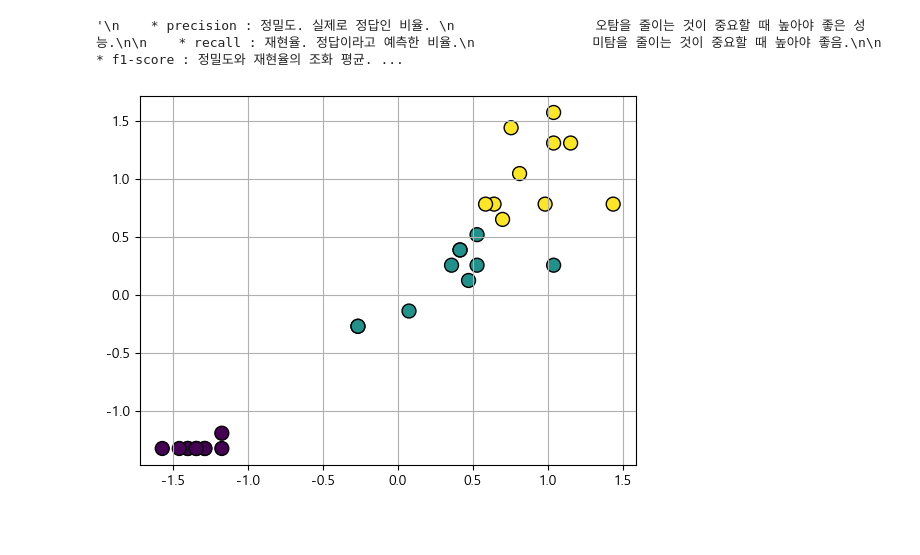
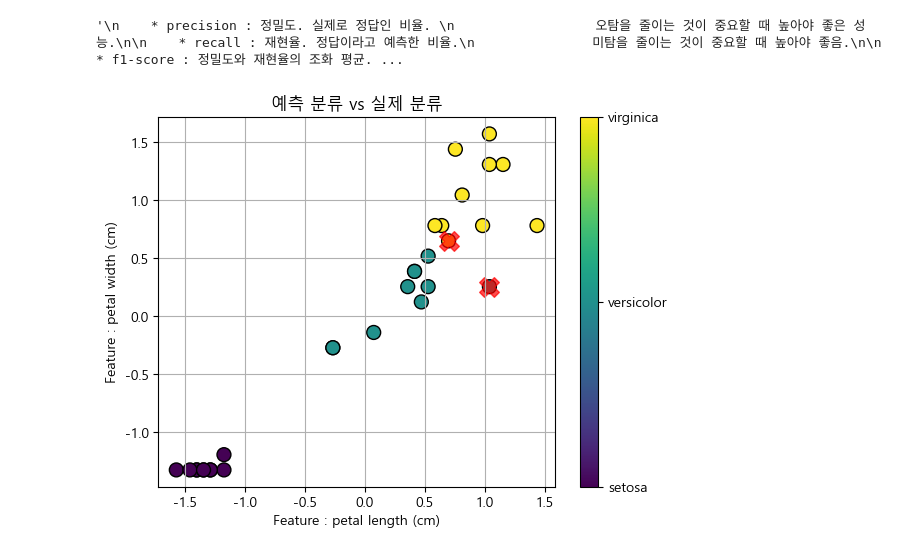
Before and after one commit to sjlimiei25/AI-Prediction, a Jupyter notebook: 5_Logistic_Regression.ipynb, the cells around one changed output. Cells and saved outputs as stored; diff of their text form; code cells hidden in the pictures; blank space fills up the shorter version.

```diff
--- a/5_Logistic_Regression.ipynb
+++ b/5_Logistic_Regression.ipynb
@@ -202,22 +202,43 @@ weighted avg       0.93      0.93      0.93        30
 # %%
 # 예측 결과 시각화
 
 # x축: 꽃잎 길이, y축: 꽃잎 너비
 feature_x_idx = 2
 feature_y_idx = 3
 
 # 산점도로 표시
 plt.figure()
 
-plt.scatter(
+scatter = plt.scatter(
   x_test_s[:, feature_x_idx],     # x축
   x_test_s[:, feature_y_idx],     # y축
   c=y_pred,                   # 예측된 클래스(0,1,2)에 따라 색상 지정
   cmap='viridis',             # 컬러맵 지정(테마)
   s=100,                      # 점(포인트) 크기
   edgecolor='k'               # 검은색 테두리
 )
 
+# 오분류된 항목을 표시
+misclassified_indices = np.where(y_pred != y_test)[0]
+# => array([xx,xx])
+plt.scatter(
+  x_test_s[misclassified_indices, feature_x_idx],
+  x_test_s[misclassified_indices, feature_y_idx],
+  marker='X',           # 점(포인트) 모양. 'X' 표시
+  s=200,                # 점 크기
+  alpha=0.7,
+  color='red'
+)
+
+plt.xlabel(f'Feature : {feature_names[feature_x_idx]}')
+plt.ylabel(f'Feature : {feature_names[feature_y_idx]}')
+plt.title("예측 분류 vs 실제 분류")
+
+# 컬러바(범례) 추가
+cbar = plt.colorbar(scatter)
+cbar.set_ticks([0, 1, 2])
+cbar.set_ticklabels(iris.target_names)
+
 plt.grid(True)
 # %% [output]
-[figure, old version]
+[figure, new version]
```
